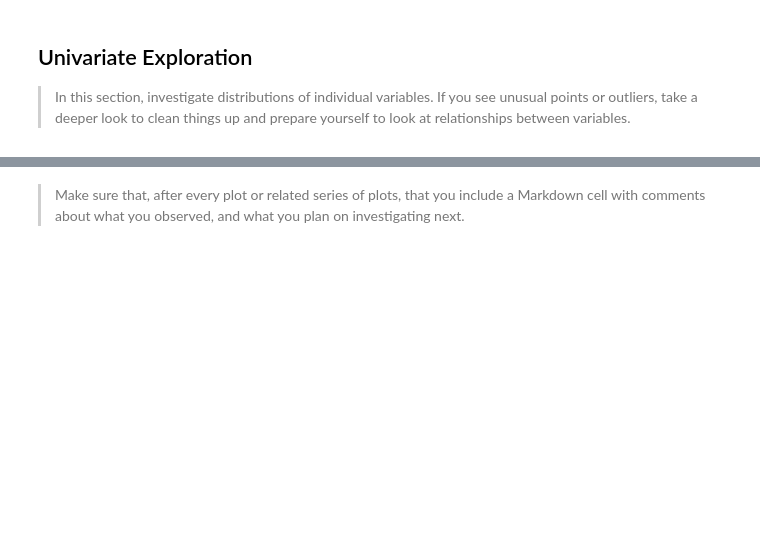
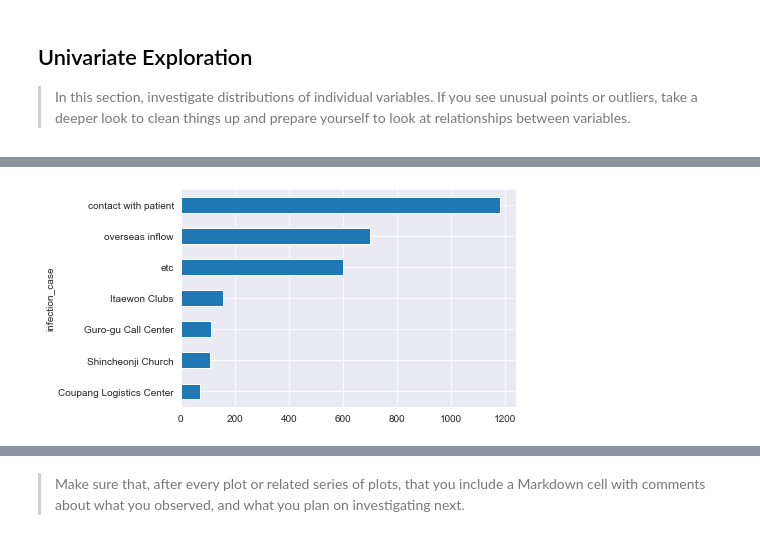
Before and after one commit to iamjakkie/CovidDataAnalysis, a Jupyter notebook: exploration_template.ipynb, the cells around one changed output, grey strips where cells are left out. Saved outputs shown, nothing was run; the diff lists cells and outputs as text; code cells hidden in the pictures; blank space fills up the shorter version.

```diff
--- a/exploration_template.ipynb
+++ b/exploration_template.ipynb
@@ -34,3 +153,5 @@ Try and motivate your exploration goals through this section.
 > In this section, investigate distributions of individual variables. If
 you see unusual points or outliers, take a deeper look to clean things up
 and prepare yourself to look at relationships between variables.
+# %%
+base_color = sb.color_palette()[0]
@@ -36,0 +193,11 @@ and prepare yourself to look at relationships between variables.
+# %%
+common_cases=patientinfo_df.groupby('infection_case') \
+    .filter(lambda x: len(x)>50)['infection_case'].unique()
+
+patientinfo_df[patientinfo_df['infection_case'].isin(common_cases)] \
+    .groupby('infection_case') \
+    .count()['patient_id'] \
+    .sort_values() \
+    .plot(kind='barh', color=base_color);
+# %% [output]
+[figure, added]
```
Also changed, not shown: parts of 30 cells of this notebook, 1 other file.
